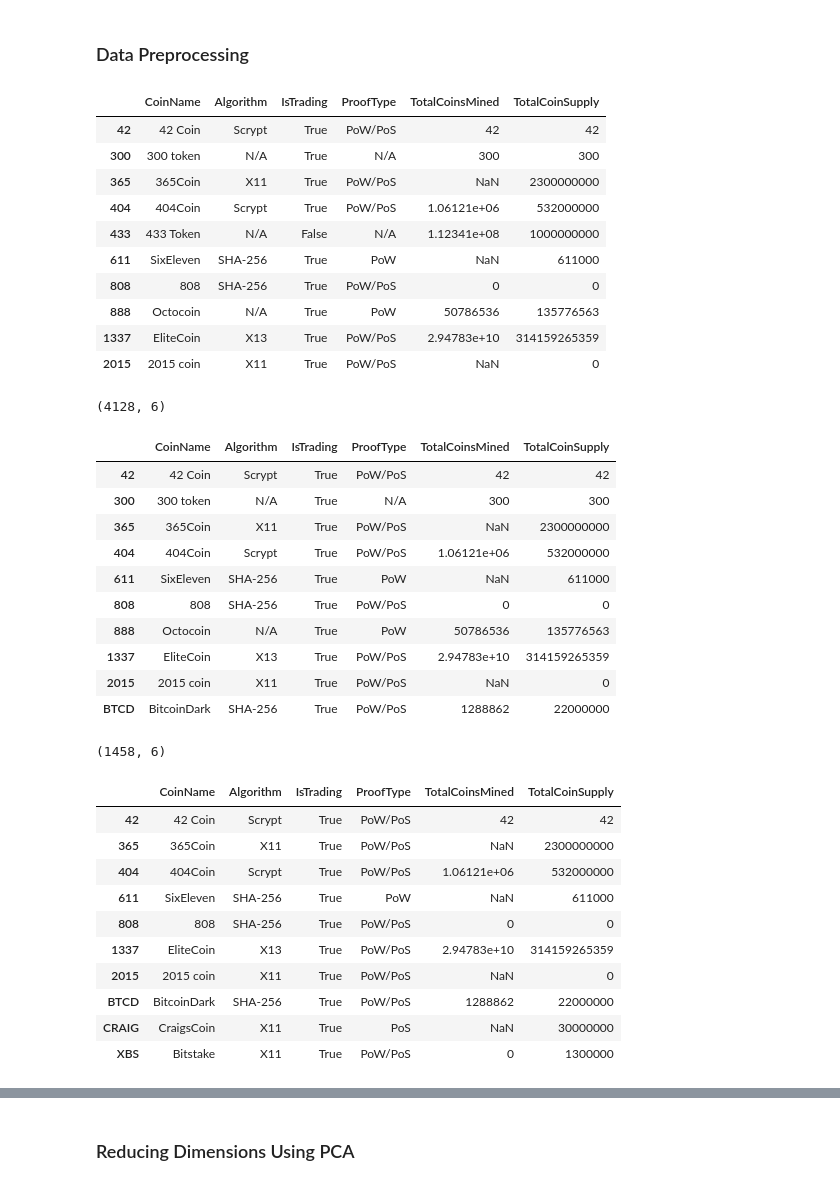
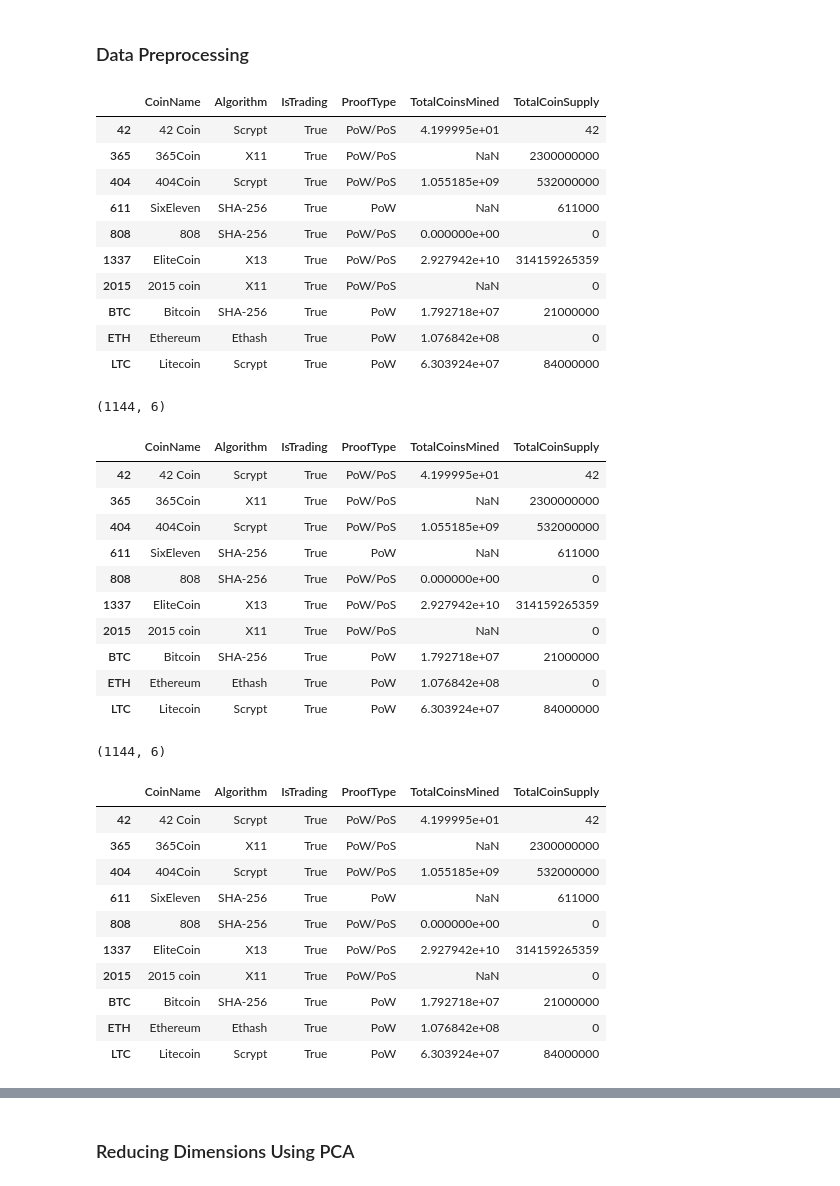
Before and after one commit to franchad/unit13-challenge, a Jupyter notebook: crypto_clustering.ipynb, the cells around one changed output, grey strips where cells are left out. Drawn from its saved outputs; the diff is of its cells as text; code cells hidden in the pictures.

```diff
--- a/crypto_clustering.ipynb
+++ b/crypto_clustering.ipynb
@@ -34,7 +27,7 @@ crypto_df.head()
 # %%
 # Alternatively, use the provided csv file:
-# file_path = Path("Resources/crypto_data.csv")
+file_path = Path("Resources/crypto_data.csv")
 
 # Create a DataFrame
-# crypto_df = pd.read_csv(file_path, index_col=0)
-# crypto_df.head(10)
+df = pd.read_csv(file_path, index_col=0)
+df.head(10)
@@ -43,55 +48,55 @@ crypto_df.head()
 # %%
 # Keep only necessary columns:
 # 'CoinName','Algorithm','IsTrading','ProofType','TotalCoinsMined','TotalCoinSupply'
-crypto_df=crypto_df[['CoinName','Algorithm','IsTrading','ProofType','TotalCoinsMined','TotalCoinSupply']]
-crypto_df.head(10)
+df=df[['CoinName','Algorithm','IsTrading','ProofType','TotalCoinsMined','TotalCoinSupply']]
+df.head(10)
 # %% [output]
 |  | CoinName | Algorithm | IsTrading | ProofType | TotalCoinsMined | TotalCoinSupply |
-| 42 | 42 Coin | Scrypt | True | PoW/PoS | 42 | 42 |
-| 300 | 300 token | N/A | True | N/A | 300 | 300 |
+| 42 | 42 Coin | Scrypt | True | PoW/PoS | 4.199995e+01 | 42 |
 | 365 | 365Coin | X11 | True | PoW/PoS | NaN | 2300000000 |
-| 404 | 404Coin | Scrypt | True | PoW/PoS | 1.06121e+06 | 532000000 |
-| 433 | 433 Token | N/A | False | N/A | 1.12341e+08 | 1000000000 |
+| 404 | 404Coin | Scrypt | True | PoW/PoS | 1.055185e+09 | 532000000 |
 | 611 | SixEleven | SHA-256 | True | PoW | NaN | 611000 |
-| 808 | 808 | SHA-256 | True | PoW/PoS | 0 | 0 |
-| 888 | Octocoin | N/A | True | PoW | 50786536 | 135776563 |
-| 1337 | EliteCoin | X13 | True | PoW/PoS | 2.94783e+10 | 314159265359 |
+| 808 | 808 | SHA-256 | True | PoW/PoS | 0.000000e+00 | 0 |
+| 1337 | EliteCoin | X13 | True | PoW/PoS | 2.927942e+10 | 314159265359 |
 | 2015 | 2015 coin | X11 | True | PoW/PoS | NaN | 0 |
+| BTC | Bitcoin | SHA-256 | True | PoW | 1.792718e+07 | 21000000 |
+| ETH | Ethereum | Ethash | True | PoW | 1.076842e+08 | 0 |
+| LTC | Litecoin | Scrypt | True | PoW | 6.303924e+07 | 84000000 |
 # %%
 # Keep only cryptocurrencies that are trading
-crypto_df = crypto_df[crypto_df["IsTrading"] == True]
-print(crypto_df.shape)
-crypto_df.head(10)
+df = df[df["IsTrading"] == True]
+print(df.shape)
+df.head(10)
 # %% [output]
-(4128, 6)
+(1144, 6)
 |  | CoinName | Algorithm | IsTrading | ProofType | TotalCoinsMined | TotalCoinSupply |
-| 42 | 42 Coin | Scrypt | True | PoW/PoS | 42 | 42 |
-| 300 | 300 token | N/A | True | N/A | 300 | 300 |
+| 42 | 42 Coin | Scrypt | True | PoW/PoS | 4.199995e+01 | 42 |
 | 365 | 365Coin | X11 | True | PoW/PoS | NaN | 2300000000 |
-| 404 | 404Coin | Scrypt | True | PoW/PoS | 1.06121e+06 | 532000000 |
+| 404 | 404Coin | Scrypt | True | PoW/PoS | 1.055185e+09 | 532000000 |
 | 611 | SixEleven | SHA-256 | True | PoW | NaN | 611000 |
-| 808 | 808 | SHA-256 | True | PoW/PoS | 0 | 0 |
-| 888 | Octocoin | N/A | True | PoW | 50786536 | 135776563 |
-| 1337 | EliteCoin | X13 | True | PoW/PoS | 2.94783e+10 | 314159265359 |
+| 808 | 808 | SHA-256 | True | PoW/PoS | 0.000000e+00 | 0 |
+| 1337 | EliteCoin | X13 | True | PoW/PoS | 2.927942e+10 | 314159265359 |
 | 2015 | 2015 coin | X11 | True | PoW/PoS | NaN | 0 |
-| BTCD | BitcoinDark | SHA-256 | True | PoW/PoS | 1288862 | 22000000 |
+| BTC | Bitcoin | SHA-256 | True | PoW | 1.792718e+07 | 21000000 |
+| ETH | Ethereum | Ethash | True | PoW | 1.076842e+08 | 0 |
+| LTC | Litecoin | Scrypt | True | PoW | 6.303924e+07 | 84000000 |
 # %%
 # Keep only cryptocurrencies with a working algorithm
-crypto_df = crypto_df[crypto_df["Algorithm"] != "N/A"]
-print(crypto_df.shape)
-crypto_df.head(10)
+df = df[df["Algorithm"] != "N/A"]
+print(df.shape)
+df.head(10)
 # %% [output]
-(1458, 6)
+(1144, 6)
 |  | CoinName | Algorithm | IsTrading | ProofType | TotalCoinsMined | TotalCoinSupply |
-| 42 | 42 Coin | Scrypt | True | PoW/PoS | 42 | 42 |
+| 42 | 42 Coin | Scrypt | True | PoW/PoS | 4.199995e+01 | 42 |
 | 365 | 365Coin | X11 | True | PoW/PoS | NaN | 2300000000 |
-| 404 | 404Coin | Scrypt | True | PoW/PoS | 1.06121e+06 | 532000000 |
+| 404 | 404Coin | Scrypt | True | PoW/PoS | 1.055185e+09 | 532000000 |
 | 611 | SixEleven | SHA-256 | True | PoW | NaN | 611000 |
-| 808 | 808 | SHA-256 | True | PoW/PoS | 0 | 0 |
-| 1337 | EliteCoin | X13 | True | PoW/PoS | 2.94783e+10 | 314159265359 |
+| 808 | 808 | SHA-256 | True | PoW/PoS | 0.000000e+00 | 0 |
+| 1337 | EliteCoin | X13 | True | PoW/PoS | 2.927942e+10 | 314159265359 |
 | 2015 | 2015 coin | X11 | True | PoW/PoS | NaN | 0 |
-| BTCD | BitcoinDark | SHA-256 | True | PoW/PoS | 1288862 | 22000000 |
-| CRAIG | CraigsCoin | X11 | True | PoS | NaN | 30000000 |
-| XBS | Bitstake | X11 | True | PoW/PoS | 0 | 1300000 |
+| BTC | Bitcoin | SHA-256 | True | PoW | 1.792718e+07 | 21000000 |
+| ETH | Ethereum | Ethash | True | PoW | 1.076842e+08 | 0 |
+| LTC | Litecoin | Scrypt | True | PoW | 6.303924e+07 | 84000000 |
 # %%
 # Remove the "IsTrading" column
```
Also changed, not shown: parts of 19 cells of this notebook.
